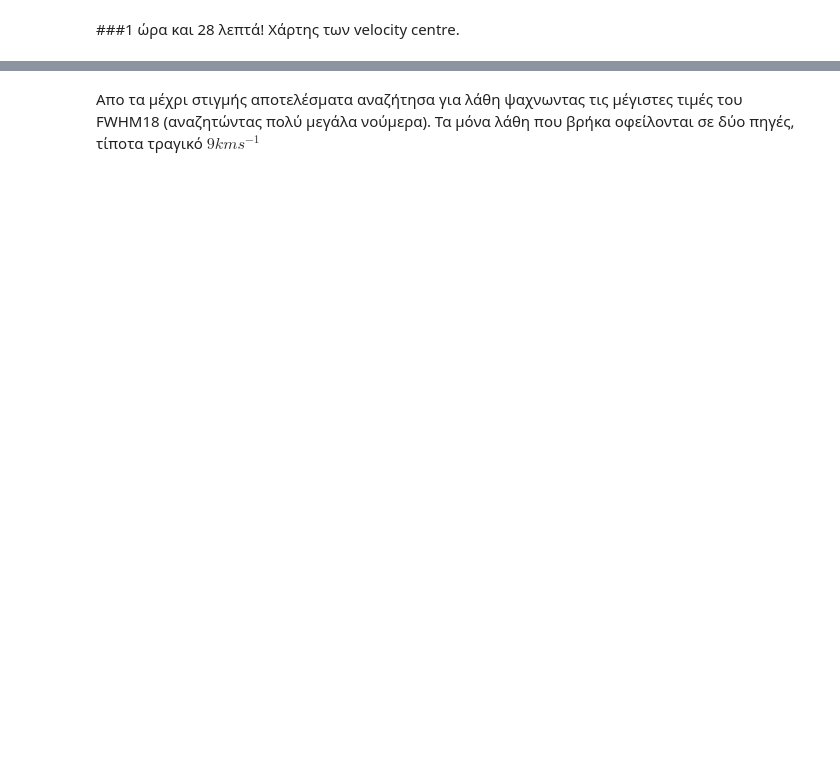
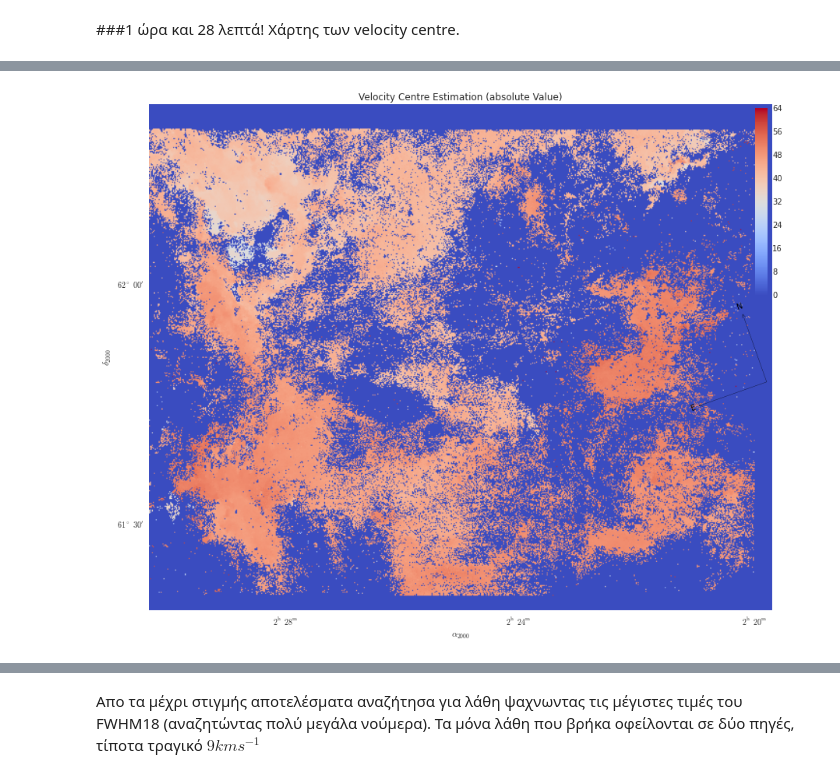
Before and after one commit to Mixpap/Ptyxiaki, a Jupyter notebook: Optical Depth.ipynb, the cells around one changed output, grey strips where cells are left out. Saved outputs shown, nothing was run; the diff lists cells and outputs as text; code cells hidden in the pictures; blank space fills up the shorter version.

```diff
--- a/Optical Depth.ipynb
+++ b/Optical Depth.ipynb
@@ -379,8 +324,10 @@ for y in range(Y):
             VelCentre[y,x]=0.0
             VelCentreSD[y,x]=0.0
 # %%
-functions.plot_maps(maps=[np.abs(VelCentre)],titles=['Velocity Centre Estimation (absolute Value)'],fn='vclog.png',coords=w18,norm='log')
+functions.plot_maps(maps=[np.abs(VelCentre)],titles=['Velocity Centre Estimation (absolute Value)'],fn='vclog.png',coords=w18,norm='loog')
 #functions.plot_maps(maps=[VelCentreSD],titles=['Velocity Centre Standard Deviation'],fn='vcsdlin.png',coords=w18,norm='logg')
+# %% [output]
+[figure, added]
 # %%
 functions.save_to_fits(VelCentre,w18,'VelocityCentre.fits')
 functions.save_to_fits(VelCentreSD,w18,'VelocityCentreSD.fits')
```
Also changed, not shown: parts of 22 cells of this notebook, 4 other files.
